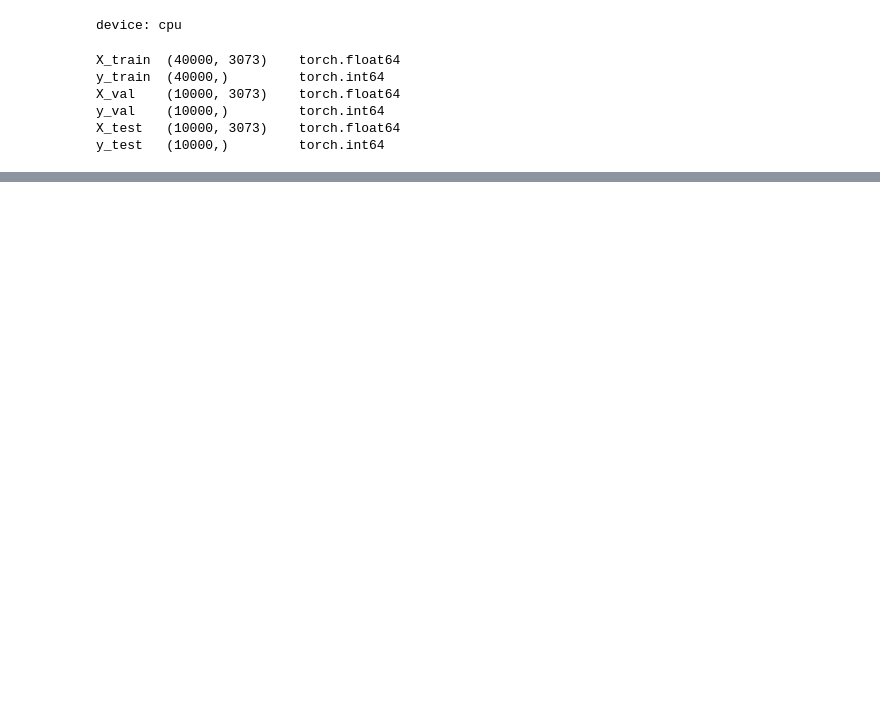
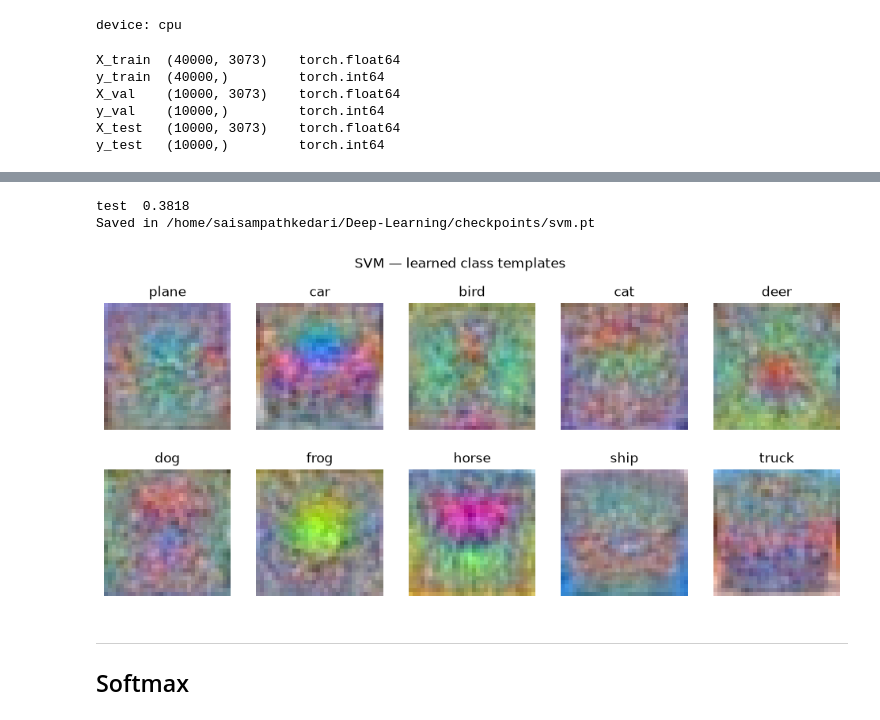
Before and after one commit to SaiSampathKedari/Deep-Learning, a Jupyter notebook: notebooks/01_linear_classifier.ipynb, the cells around one changed output, grey strips where cells are left out. Drawn from its saved outputs; the diff is of its cells as text; code cells hidden in the pictures; blank space fills up the shorter version.

```diff
--- a/notebooks/01_linear_classifier.ipynb
+++ b/notebooks/01_linear_classifier.ipynb
@@ -252,0 +51,9 @@ best validation accuracy: 38.49%
+# %%
+dl.reset_seed(0)
+
+svm = LinearSVM()
+svm.train(data['X_train'], data['y_train'],
+          learning_rate=1e-2, reg=1e-3, num_iters=1500, verbose=True)
+
+print(f"\ntrain {accuracy(svm.predict(data['X_train']), data['y_train']):.4f}")
+print(f"val   {accuracy(svm.predict(data['X_val']),   data['y_val']):.4f}")
@@ -252,0 +79,14 @@ best validation accuracy: 38.49%
+# %%
+print(f"test  {accuracy(svm.predict(data['X_test']), data['y_test']):.4f}")
+svm.save(str(CKPT_DIR / 'svm.pt'))
+
+# Each column of W is a template the class is matched against, so it should
+# look faintly like the class: a red blob for car, a blue band for ship.
+visualize_linear_weights(svm.W, CLASSES, title='SVM — learned class templates')
+# %% [output]
+test  0.3818
+Saved in /home/saisampathkedari/Deep-Learning/checkpoints/svm.pt
+[figure, added]
+# %% [markdown]
+---
+## Softmax
```
Also changed, not shown: parts of 22 cells of this notebook.
